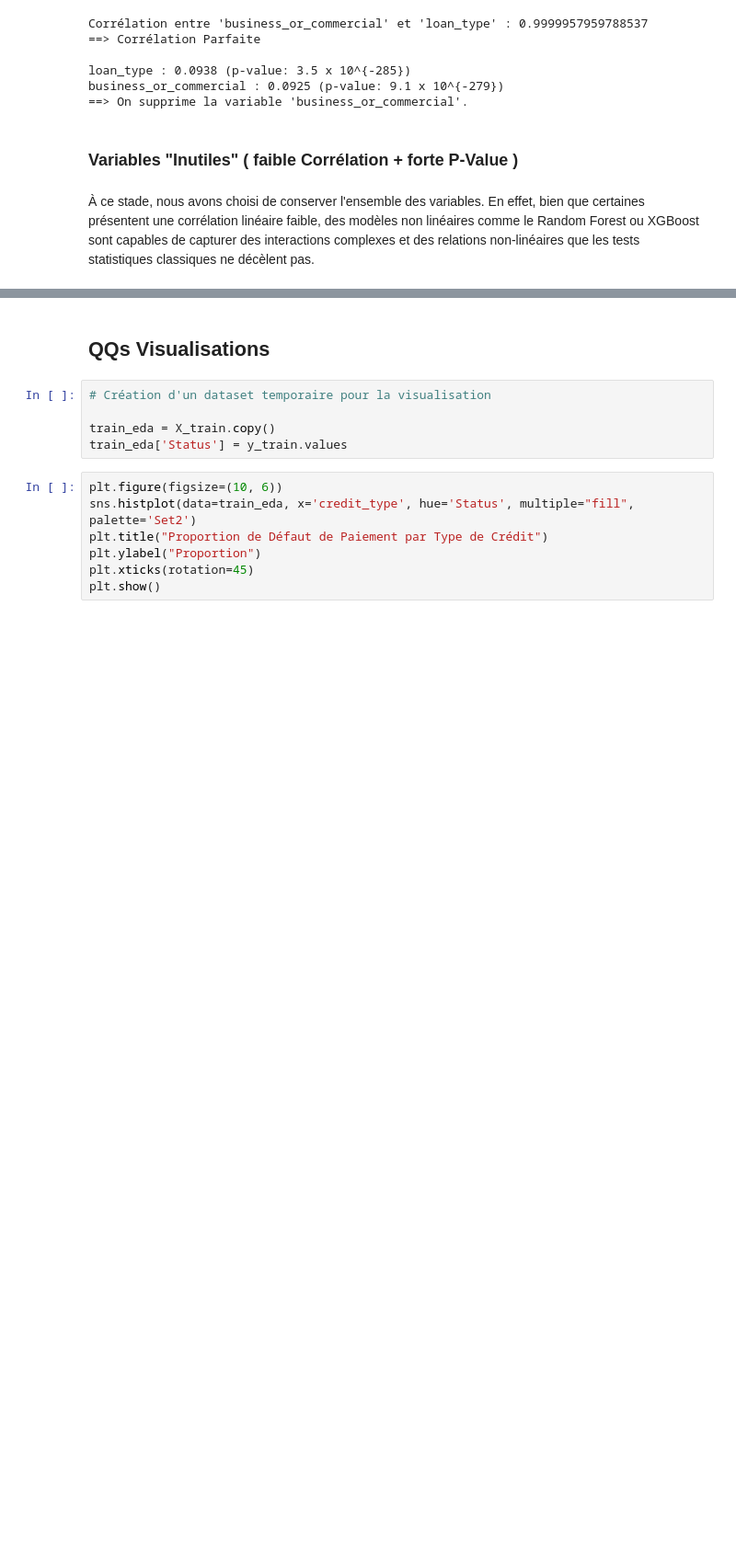
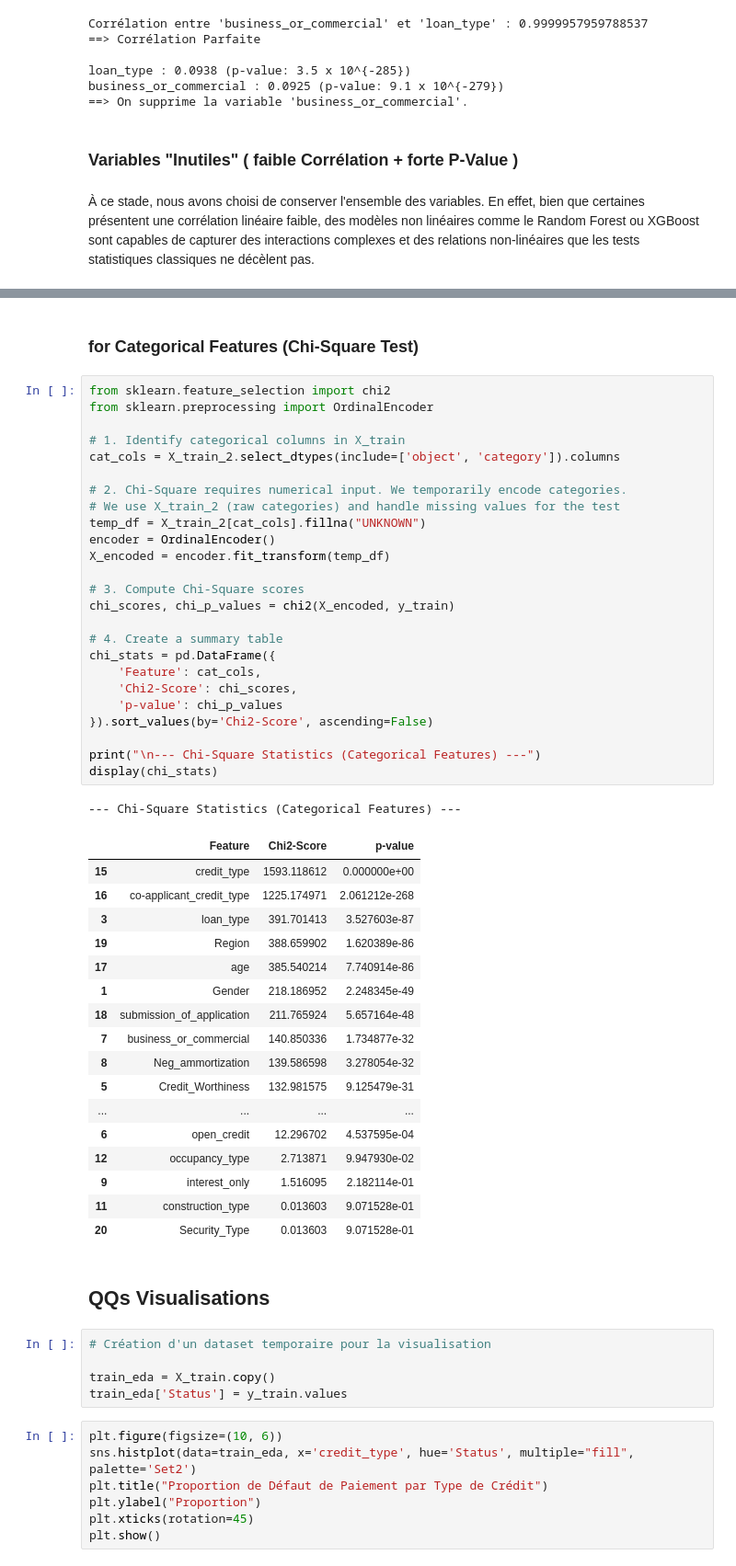
Before and after one commit to Wissem-Sahli-Engineer/CreditGuard-ML-Scoring, a Jupyter notebook: main.ipynb, the cells around one changed output, grey strips where cells are left out. Shown at 92% size. Saved outputs shown, nothing was run; the diff lists cells and outputs as text; blank space fills up the shorter version.

```diff
--- a/main.ipynb
+++ b/main.ipynb
@@ -525,3 +563,49 @@ business_or_commercial : 0.0925 (p-value: 9.1 x 10^{-279})
+# %% [markdown]
+### for Categorical Features (Chi-Square Test)
+# %%
+from sklearn.feature_selection import chi2
+from sklearn.preprocessing import OrdinalEncoder
+
+# 1. Identify categorical columns in X_train
+cat_cols = X_train_2.select_dtypes(include=['object', 'category']).columns
+
+# 2. Chi-Square requires numerical input. We temporarily encode categories.
+# We use X_train_2 (raw categories) and handle missing values for the test
+temp_df = X_train_2[cat_cols].fillna("UNKNOWN")
+encoder = OrdinalEncoder()
+X_encoded = encoder.fit_transform(temp_df)
+
+# 3. Compute Chi-Square scores
+chi_scores, chi_p_values = chi2(X_encoded, y_train)
+
+# 4. Create a summary table
+chi_stats = pd.DataFrame({
+    'Feature': cat_cols,
+    'Chi2-Score': chi_scores,
+    'p-value': chi_p_values
+}).sort_values(by='Chi2-Score', ascending=False)
+
+print("\n--- Chi-Square Statistics (Categorical Features) ---")
+display(chi_stats)
+# %% [output]
+--- Chi-Square Statistics (Categorical Features) ---
+|  | Feature | Chi2-Score | p-value |
+| 15 | credit_type | 1593.118612 | 0.000000e+00 |
+| 16 | co-applicant_credit_type | 1225.174971 | 2.061212e-268 |
+| 3 | loan_type | 391.701413 | 3.527603e-87 |
+| 19 | Region | 388.659902 | 1.620389e-86 |
+| 17 | age | 385.540214 | 7.740914e-86 |
+| 1 | Gender | 218.186952 | 2.248345e-49 |
+| 18 | submission_of_application | 211.765924 | 5.657164e-48 |
+| 7 | business_or_commercial | 140.850336 | 1.734877e-32 |
+| 8 | Neg_ammortization | 139.586598 | 3.278054e-32 |
+| 5 | Credit_Worthiness | 132.981575 | 9.125479e-31 |
+| ... | ... | ... | ... |
+| 6 | open_credit | 12.296702 | 4.537595e-04 |
+| 12 | occupancy_type | 2.713871 | 9.947930e-02 |
+| 9 | interest_only | 1.516095 | 2.182114e-01 |
+| 11 | construction_type | 0.013603 | 9.071528e-01 |
+| 20 | Security_Type | 0.013603 | 9.071528e-01 |
 # %% [markdown]
 ## QQs Visualisations
 # %%
```
Also changed, not shown: parts of 6 cells of this notebook.
